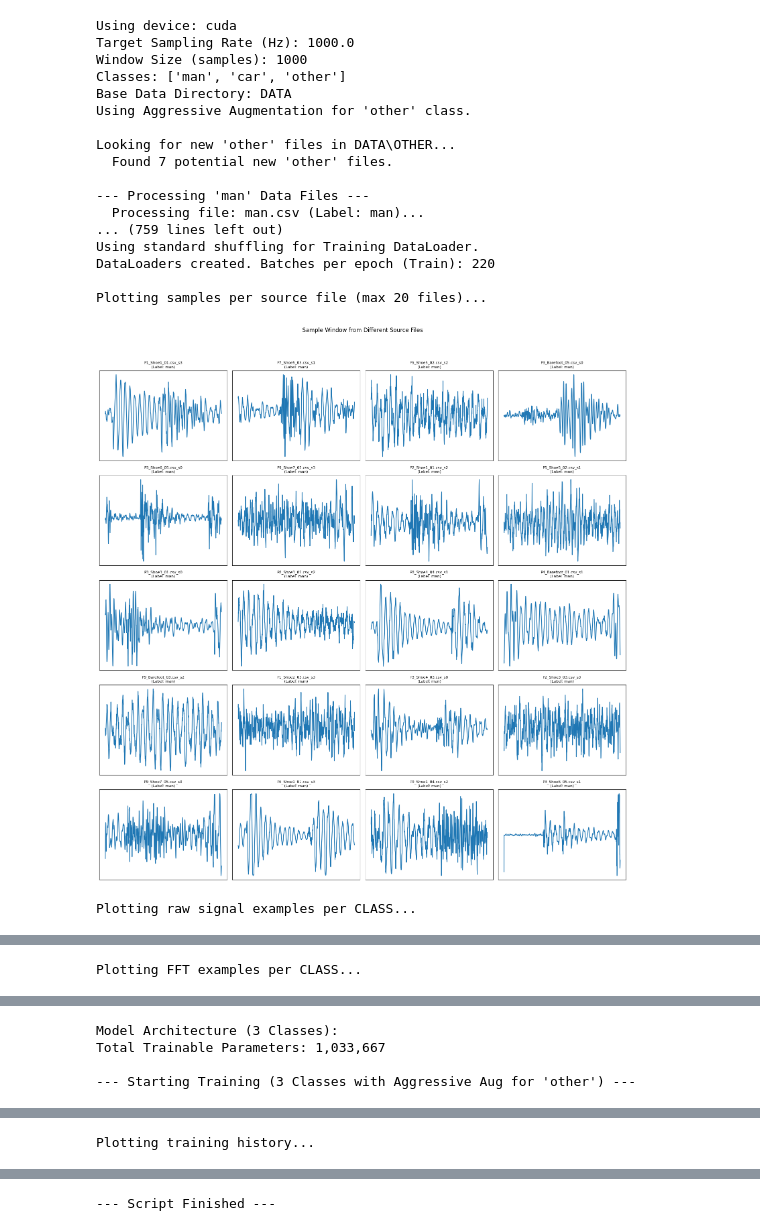
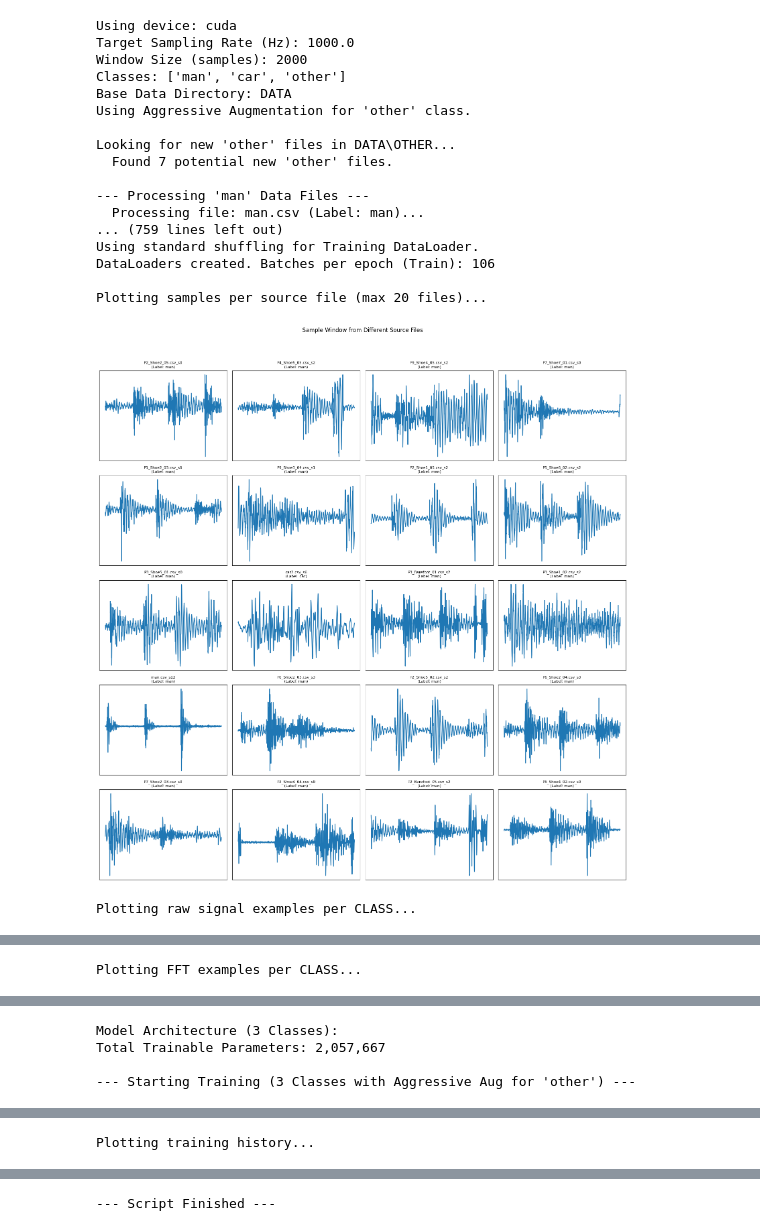
Before and after one commit to Lidorpahima/GeoSense-AI-Human-Motion-Detection-with-Geophones, a Jupyter notebook: ProjectV3 EachSensor.ipynb, the cells around one changed output, grey strips where cells are left out. Saved outputs shown, nothing was run; the diff lists cells and outputs as text; code cells hidden in the pictures.

```diff
--- a/ProjectV3 EachSensor.ipynb
+++ b/ProjectV3 EachSensor.ipynb
@@ -32,8 +32,8 @@ OTHER_FOLDER_NAME = 'OTHER'
 TARGET_SAMPLING_RATE = 1000.0
 
 # Parameters based on TARGET_SAMPLING_RATE
-WINDOW_SECONDS = 1.0
-STEP_SECONDS = 0.5
+WINDOW_SECONDS = 2.0
+STEP_SECONDS = 1.0
 WINDOW_SIZE = int(TARGET_SAMPLING_RATE * WINDOW_SECONDS) # 1000
 STEP_SIZE = int(TARGET_SAMPLING_RATE * STEP_SECONDS)     # 500
 
@@ -519,34 +519,34 @@ def plot_training_history_adj(history):
     if not history or not history.get('train_loss'): print("  No training history data."); return
     fig, axs = plt.subplots(1, 2, figsize=(12, 5)); epochs = range(1, len(history['train_loss']) + 1)
     axs[0].plot(epochs, history['train_loss'], 'bo-', label='Training Loss')
     if history.get('val_loss') and any(x is not None and not math.isnan(x) for x in history['val_loss']): axs[0].plot(epochs, history['val_loss'], 'ro-', label='Validation Loss')
     axs[0].set_title('Loss per Epoch'); axs[0].set_xlabel('Epoch'); axs[0].set_ylabel('Loss'); axs[0].legend(); axs[0].grid(True)
     axs[1].plot(epochs, history['train_acc'], 'bo-', label='Training Accuracy')
     if history.get('val_acc') and any(x is not None and not math.isnan(x) for x in history['val_acc']): axs[1].plot(epochs, history['val_acc'], 'ro-', label='Validation Accuracy')
     axs[1].set_title('Accuracy per Epoch'); axs[1].set_xlabel('Epoch'); axs[1].set_ylabel('Accuracy'); axs[1].legend(); axs[1].grid(True)
     plt.tight_layout(); plt.show()
 
 if 'history' in locals() and history.get('train_loss'): plot_training_history_adj(history)
 else: print("\nNo training performed or history not available.")
 
 print("\n--- Script Finished ---")
 # %% [output]
 Using device: cuda
 Target Sampling Rate (Hz): 1000.0
-Window Size (samples): 1000
+Window Size (samples): 2000
 Classes: ['man', 'car', 'other']
 Base Data Directory: DATA
 Using Aggressive Augmentation for 'other' class.
 
 Looking for new 'other' files in DATA\OTHER...
   Found 7 potential new 'other' files.
 
 --- Processing 'man' Data Files ---
   Processing file: man.csv (Label: man)...
 ... (759 lines left out)
 Using standard shuffling for Training DataLoader.
-DataLoaders created. Batches per epoch (Train): 220
+DataLoaders created. Batches per epoch (Train): 106
 
 Plotting samples per source file (max 20 files)...
-[figure, old version]
+[figure, new version]
 Plotting raw signal examples per CLASS...
@@ -556,4 +556,4 @@ Plotting FFT examples per CLASS...
 Model Architecture (3 Classes):
-Total Trainable Parameters: 1,033,667
+Total Trainable Parameters: 2,057,667
 
 --- Starting Training (3 Classes with Aggressive Aug for 'other') ---
```
Also changed, not shown: parts of 4 cells of this notebook, 8 other files.
